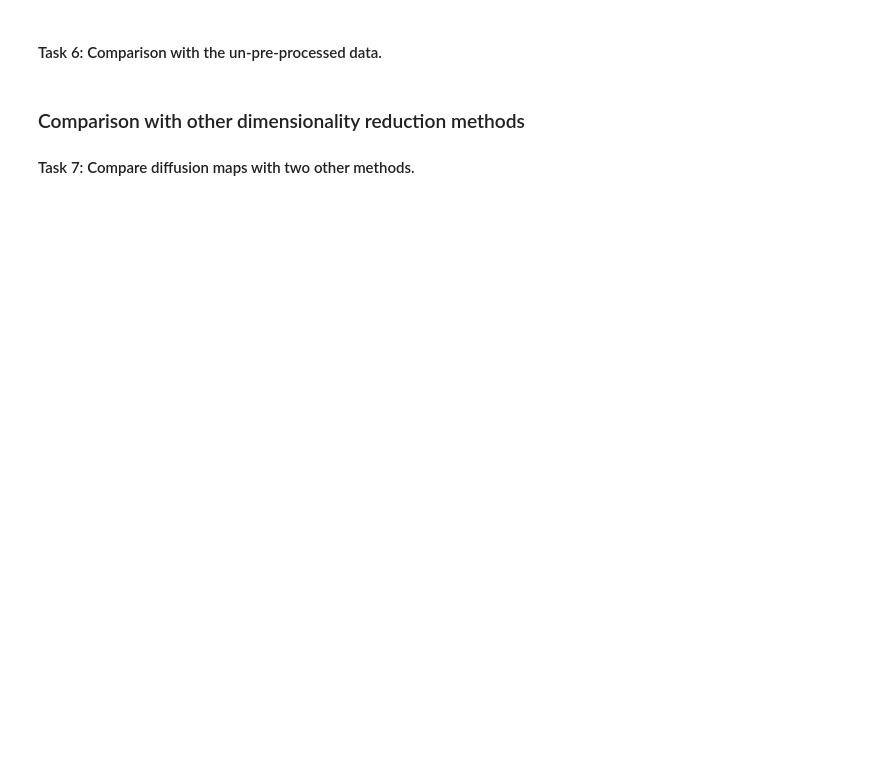
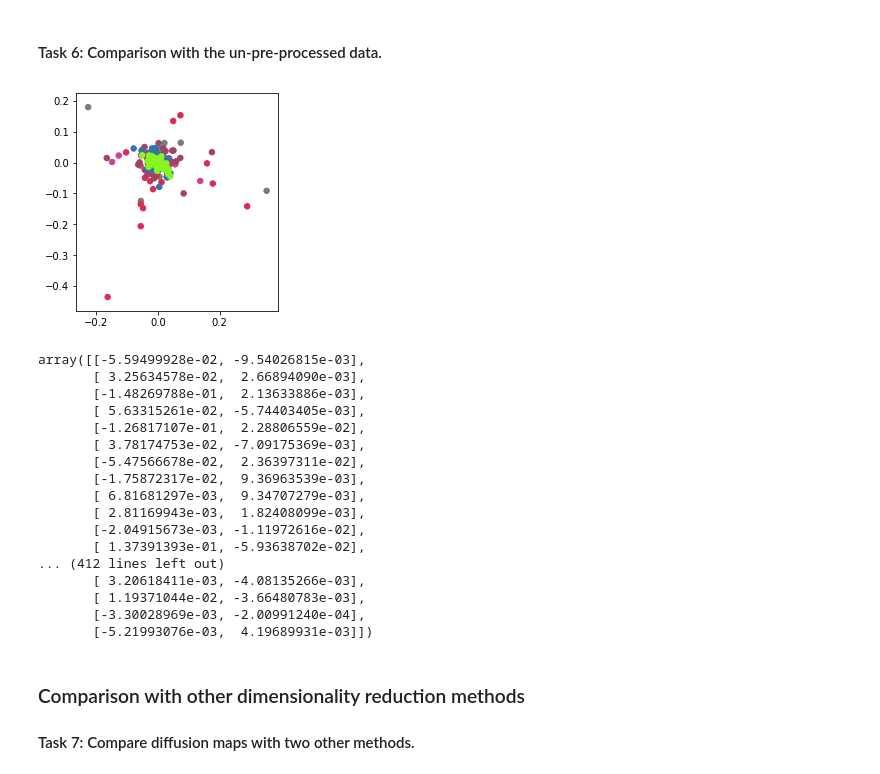
Before and after one commit to Janos95/lab_sheets, a Jupyter notebook: sheet04_material /DiffusionMaps_template.ipynb, the cells around one changed output. Drawn from its saved outputs; the diff is of its cells as text; code cells hidden in the pictures; blank space fills up the shorter version.

```diff
--- a/sheet04_material /DiffusionMaps_template.ipynb
+++ b/sheet04_material /DiffusionMaps_template.ipynb
@@ -138,6 +198,26 @@ def load_guo_data():
 #### Task 6: Comparison with the un-pre-processed data.
 # %%
 # your code goes here
+mllab.pca.plot_toy_2d(data_reduced,labels)
+# %% [output]
+[figure, added]
+array([[-5.59499928e-02, -9.54026815e-03],
+       [ 3.25634578e-02,  2.66894090e-03],
+       [-1.48269788e-01,  2.13633886e-03],
+       [ 5.63315261e-02, -5.74403405e-03],
+       [-1.26817107e-01,  2.28806559e-02],
+       [ 3.78174753e-02, -7.09175369e-03],
+       [-5.47566678e-02,  2.36397311e-02],
+       [-1.75872317e-02,  9.36963539e-03],
+       [ 6.81681297e-03,  9.34707279e-03],
+       [ 2.81169943e-03,  1.82408099e-03],
+       [-2.04915673e-03, -1.11972616e-02],
+       [ 1.37391393e-01, -5.93638702e-02],
+... (412 lines left out)
+       [ 3.20618411e-03, -4.08135266e-03],
+       [ 1.19371044e-02, -3.66480783e-03],
+       [-3.30028969e-03, -2.00991240e-04],
+       [-5.21993076e-03,  4.19689931e-03]])
 # %% [markdown]
 ### Comparison with other dimensionality reduction methods
 
```
Also changed, not shown: parts of 20 cells of this notebook, 10 other files.
